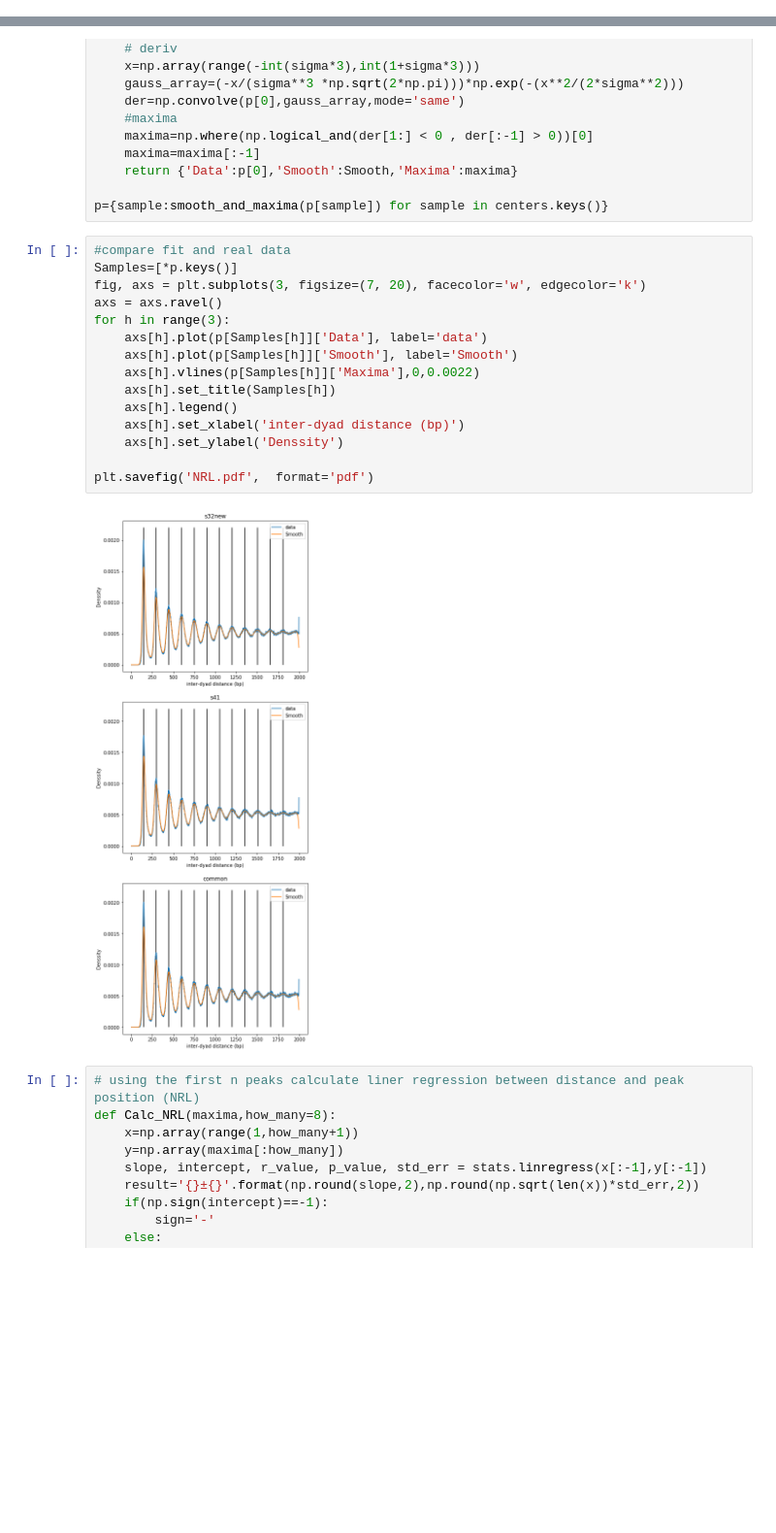
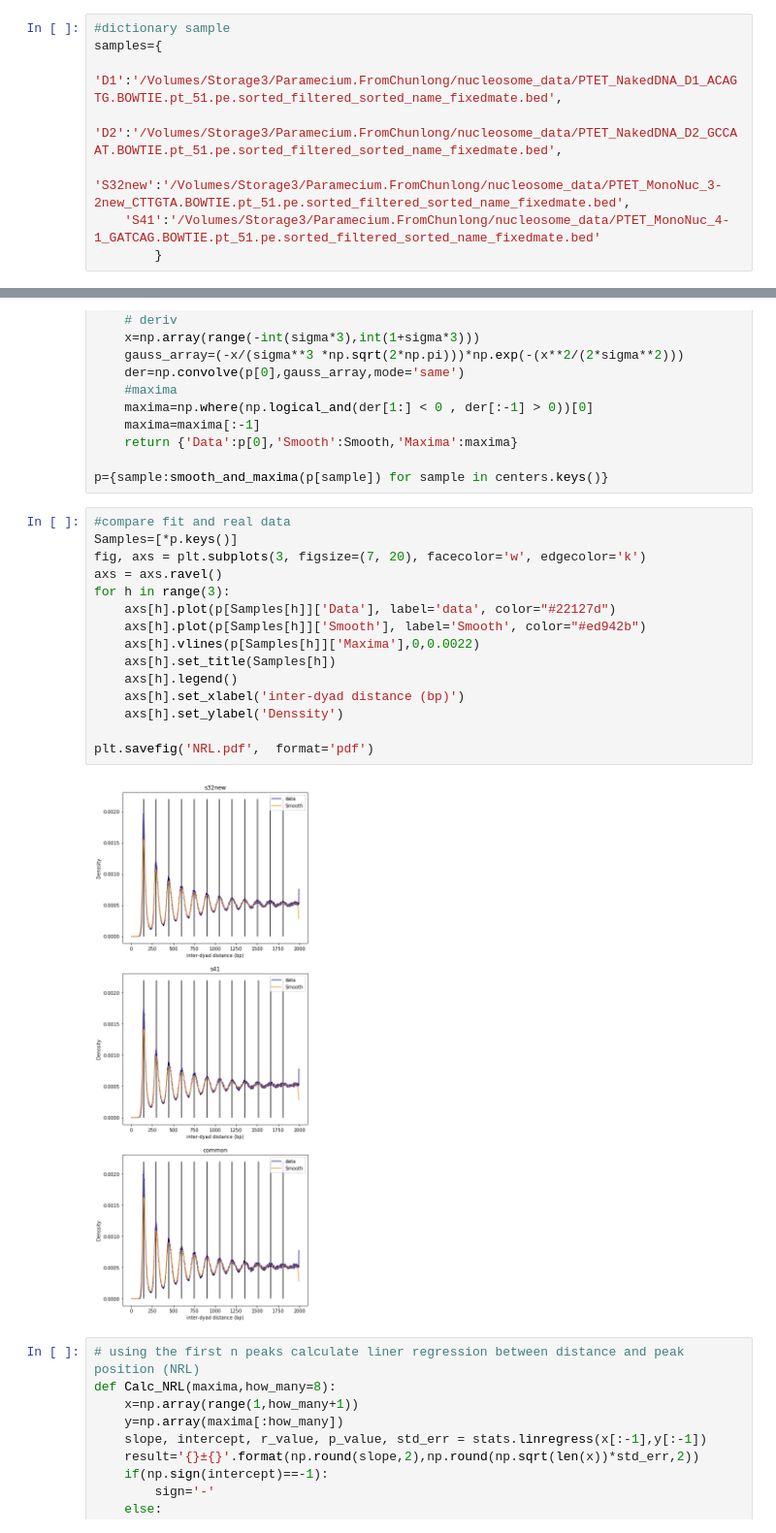
Before and after one commit to CL-CHEN-Lab/Nucleosome, a Jupyter notebook: Gnan et al 2021/1 - Nucleosome score and positioning.ipynb, the cells around one changed output, grey strips where cells are left out. Shown at 97% size. Saved outputs shown, nothing was run; the diff lists cells and outputs as text; blank space fills up the shorter version.

```diff
--- a/Gnan et al 2021/1 - Nucleosome score and positioning.ipynb
+++ b/Gnan et al 2021/1 - Nucleosome score and positioning.ipynb
@@ -72,3 +63,11 @@ samples={
+# %%
+#dictionary sample
+samples={
+    'D1':'/Volumes/Storage3/Paramecium.FromChunlong/nucleosome_data/PTET_NakedDNA_D1_ACAGTG.BOWTIE.pt_51.pe.sorted_filtered_sorted_name_fixedmate.bed',
+    'D2':'/Volumes/Storage3/Paramecium.FromChunlong/nucleosome_data/PTET_NakedDNA_D2_GCCAAT.BOWTIE.pt_51.pe.sorted_filtered_sorted_name_fixedmate.bed',
+    'S32new':'/Volumes/Storage3/Paramecium.FromChunlong/nucleosome_data/PTET_MonoNuc_3-2new_CTTGTA.BOWTIE.pt_51.pe.sorted_filtered_sorted_name_fixedmate.bed',
+    'S41':'/Volumes/Storage3/Paramecium.FromChunlong/nucleosome_data/PTET_MonoNuc_4-1_GATCAG.BOWTIE.pt_51.pe.sorted_filtered_sorted_name_fixedmate.bed'
+        }
 # %% [markdown]
 #parallelize: run only the first time
 
@@ -317,20 +316,20 @@ p={sample:smooth_and_maxima(p[sample]) for sample in centers.keys()}
 # %%
 #compare fit and real data
 Samples=[*p.keys()]
 fig, axs = plt.subplots(3, figsize=(7, 20), facecolor='w', edgecolor='k')
 axs = axs.ravel()
 for h in range(3):
-    axs[h].plot(p[Samples[h]]['Data'], label='data')
-    axs[h].plot(p[Samples[h]]['Smooth'], label='Smooth')
+    axs[h].plot(p[Samples[h]]['Data'], label='data', color="#22127d")
+    axs[h].plot(p[Samples[h]]['Smooth'], label='Smooth', color="#ed942b")
     axs[h].vlines(p[Samples[h]]['Maxima'],0,0.0022)
     axs[h].set_title(Samples[h])
     axs[h].legend()
     axs[h].set_xlabel('inter-dyad distance (bp)')
     axs[h].set_ylabel('Denssity')
 
 plt.savefig('NRL.pdf',  format='pdf')
 # %% [output]
-[figure, old version]
+[figure, new version]
 # %%
 # using the first n peaks calculate liner regression between distance and peak position (NRL)
 def Calc_NRL(maxima,how_many=8):
```
Also changed, not shown: parts of 12 cells of this notebook, 15 other files.
